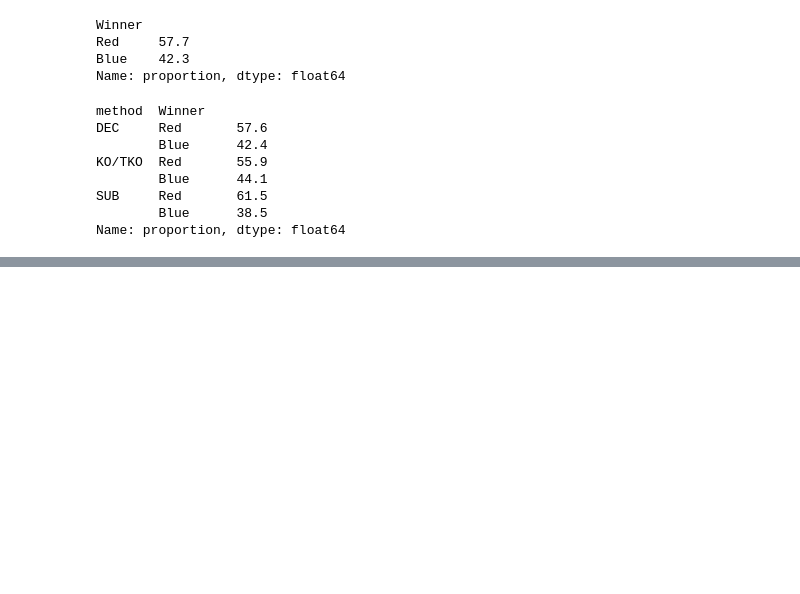
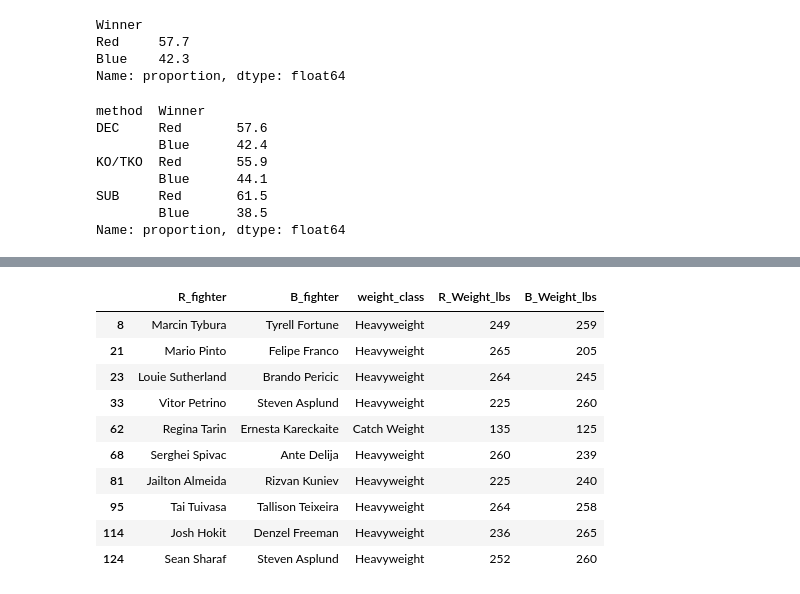
Before and after one commit to shaj9054/UFC-Predictor, a Jupyter notebook: explore.ipynb, the cells around one changed output, grey strips where cells are left out. Cells and saved outputs as stored; diff of their text form; code cells hidden in the pictures; blank space fills up the shorter version.

Commit message:
Feature engineering - differentials, stanc, rank, debut encoding, mirror augmentation

```diff
--- a/explore.ipynb
+++ b/explore.ipynb
@@ -204,0 +383,7 @@ Name: proportion, dtype: float64
+# %%
+red_sp = (df_clean['R_Stance'] == 'Southpaw') & (df_clean['B_Stance'] == 'Orthodox')
+blue_sp = (df_clean['R_Stance'] == 'Orthodox') & (df_clean['B_Stance'] == 'Southpaw')
+
+print(red_sp.sum(), blue_sp.sum())
+print(df_clean[red_sp]['Winner'].value_counts(normalize=True))
+print(df_clean[blue_sp]['Winner'].value_counts(normalize=True))
@@ -204,0 +400,4 @@ Name: proportion, dtype: float64
+# %%
+df_clean['stance_dif'] = 0
+df_clean.loc[red_sp, 'stance_dif'] = 1
+df_clean.loc[blue_sp, 'stance_dif'] = -1
@@ -204,0 +437,10 @@ Name: proportion, dtype: float64
+# %%
+avg_cols = [c for c in dif_cols if c.startswith('avg_')]
+
+df_clean['debut_fight'] = (
+    (df_clean['R_total_rounds_fought'] == 0) | (df_clean['B_total_rounds_fought'] == 0)
+).astype(int)
+
+df_clean[avg_cols] = df_clean[avg_cols].fillna(df_clean[avg_cols].median())
+# %%
+df_clean['debut_dif'] = (df_clean['R_total_rounds_fought'] == 0).astype(int) - (df_clean['B_total_rounds_fought'] == 0).astype(int)
@@ -204,0 +461,14 @@ Name: proportion, dtype: float64
+# %%
+df_clean[df_clean['Weight_lbs_dif'] != 0][['R_fighter', 'B_fighter', 'weight_class', 'R_Weight_lbs', 'B_Weight_lbs']].head(10)
+# %% [output]
+|  | R_fighter | B_fighter | weight_class | R_Weight_lbs | B_Weight_lbs |
+| 8 | Marcin Tybura | Tyrell Fortune | Heavyweight | 249 | 259 |
+| 21 | Mario Pinto | Felipe Franco | Heavyweight | 265 | 205 |
+| 23 | Louie Sutherland | Brando Pericic | Heavyweight | 264 | 245 |
+| 33 | Vitor Petrino | Steven Asplund | Heavyweight | 225 | 260 |
+| 62 | Regina Tarin | Ernesta Kareckaite | Catch Weight | 135 | 125 |
+| 68 | Serghei Spivac | Ante Delija | Heavyweight | 260 | 239 |
+| 81 | Jailton Almeida | Rizvan Kuniev | Heavyweight | 225 | 240 |
+| 95 | Tai Tuivasa | Tallison Teixeira | Heavyweight | 264 | 258 |
+| 114 | Josh Hokit | Denzel Freeman | Heavyweight | 236 | 265 |
+| 124 | Sean Sharaf | Steven Asplund | Heavyweight | 252 | 260 |
```
Also changed, not shown: parts of 31 cells of this notebook, 1 other file.
